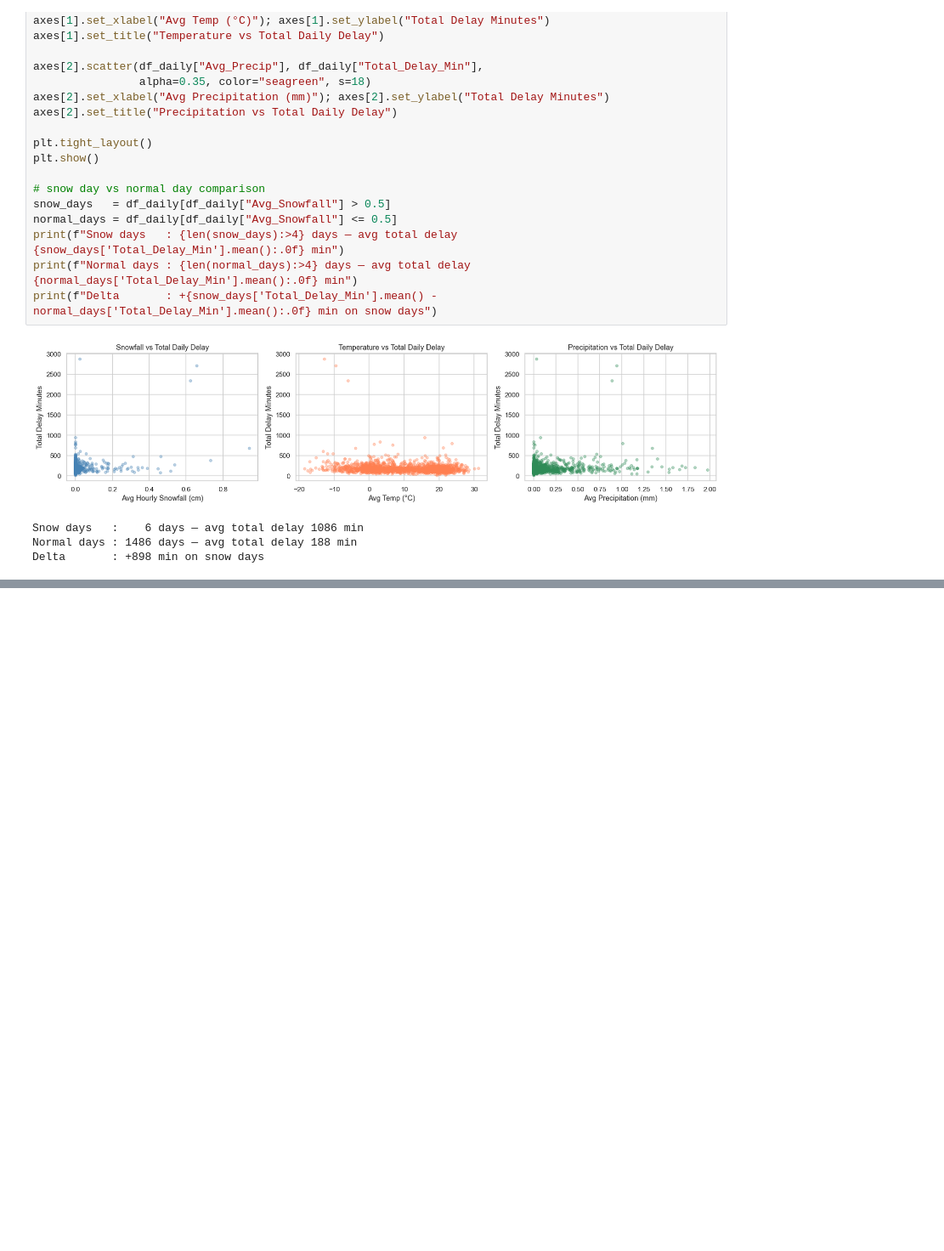
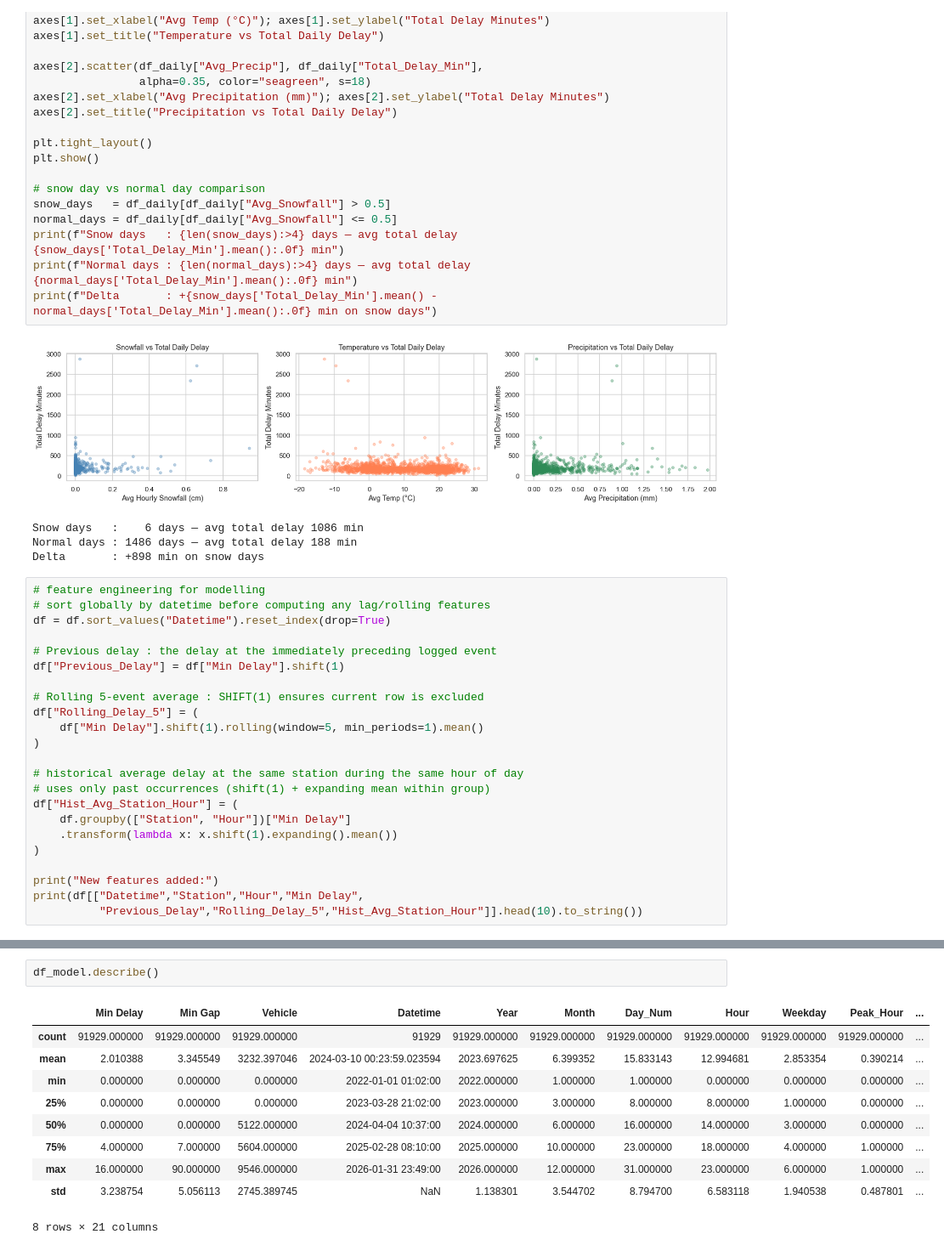
Before and after one commit to jasonqiu0/ttc-delay-analysis, a Jupyter notebook: subway.ipynb, the cells around one changed output, grey strips where cells are left out. Shown at 85% size. Drawn from its saved outputs; the diff is of its cells as text; blank space fills up the shorter version.

```diff
--- a/subway.ipynb
+++ b/subway.ipynb
@@ -596,3 +595,26 @@ print(f"Delta       : +{snow_days['Total_Delay_Min'].mean() - normal_days['Total
 Snow days   :    6 days — avg total delay 1086 min
 Normal days : 1486 days — avg total delay 188 min
 Delta       : +898 min on snow days
+# %%
+# feature engineering for modelling
+# sort globally by datetime before computing any lag/rolling features
+df = df.sort_values("Datetime").reset_index(drop=True)
+
+# Previous delay : the delay at the immediately preceding logged event
+df["Previous_Delay"] = df["Min Delay"].shift(1)
+
+# Rolling 5-event average : SHIFT(1) ensures current row is excluded
+df["Rolling_Delay_5"] = (
+    df["Min Delay"].shift(1).rolling(window=5, min_periods=1).mean()
+)
+
+# historical average delay at the same station during the same hour of day
+# uses only past occurrences (shift(1) + expanding mean within group)
+df["Hist_Avg_Station_Hour"] = (
+    df.groupby(["Station", "Hour"])["Min Delay"]
+    .transform(lambda x: x.shift(1).expanding().mean())
+)
+
+print("New features added:")
+print(df[["Datetime","Station","Hour","Min Delay",
+          "Previous_Delay","Rolling_Delay_5","Hist_Avg_Station_Hour"]].head(10).to_string())
@@ -598,0 +678,13 @@ Delta       : +898 min on snow days
+# %%
+df_model.describe()
+# %% [output]
+|  | Min Delay | Min Gap | Vehicle | Datetime | Year | Month | Day_Num | Hour | Weekday | Peak_Hour | ... |
+| count | 91929.000000 | 91929.000000 | 91929.000000 | 91929 | 91929.000000 | 91929.000000 | 91929.000000 | 91929.000000 | 91929.000000 | 91929.000000 | ... |
+| mean | 2.010388 | 3.345549 | 3232.397046 | 2024-03-10 00:23:59.023594 | 2023.697625 | 6.399352 | 15.833143 | 12.994681 | 2.853354 | 0.390214 | ... |
+| min | 0.000000 | 0.000000 | 0.000000 | 2022-01-01 01:02:00 | 2022.000000 | 1.000000 | 1.000000 | 0.000000 | 0.000000 | 0.000000 | ... |
+| 25% | 0.000000 | 0.000000 | 0.000000 | 2023-03-28 21:02:00 | 2023.000000 | 3.000000 | 8.000000 | 8.000000 | 1.000000 | 0.000000 | ... |
+| 50% | 0.000000 | 0.000000 | 5122.000000 | 2024-04-04 10:37:00 | 2024.000000 | 6.000000 | 16.000000 | 14.000000 | 3.000000 | 0.000000 | ... |
+| 75% | 4.000000 | 7.000000 | 5604.000000 | 2025-02-28 08:10:00 | 2025.000000 | 10.000000 | 23.000000 | 18.000000 | 4.000000 | 1.000000 | ... |
+| max | 16.000000 | 90.000000 | 9546.000000 | 2026-01-31 23:49:00 | 2026.000000 | 12.000000 | 31.000000 | 23.000000 | 6.000000 | 1.000000 | ... |
+| std | 3.238754 | 5.056113 | 2745.389745 | NaN | 1.138301 | 3.544702 | 8.794700 | 6.583118 | 1.940538 | 0.487801 | ... |
+8 rows × 21 columns
```
Also changed, not shown: parts of 11 cells of this notebook, 2 other files.
